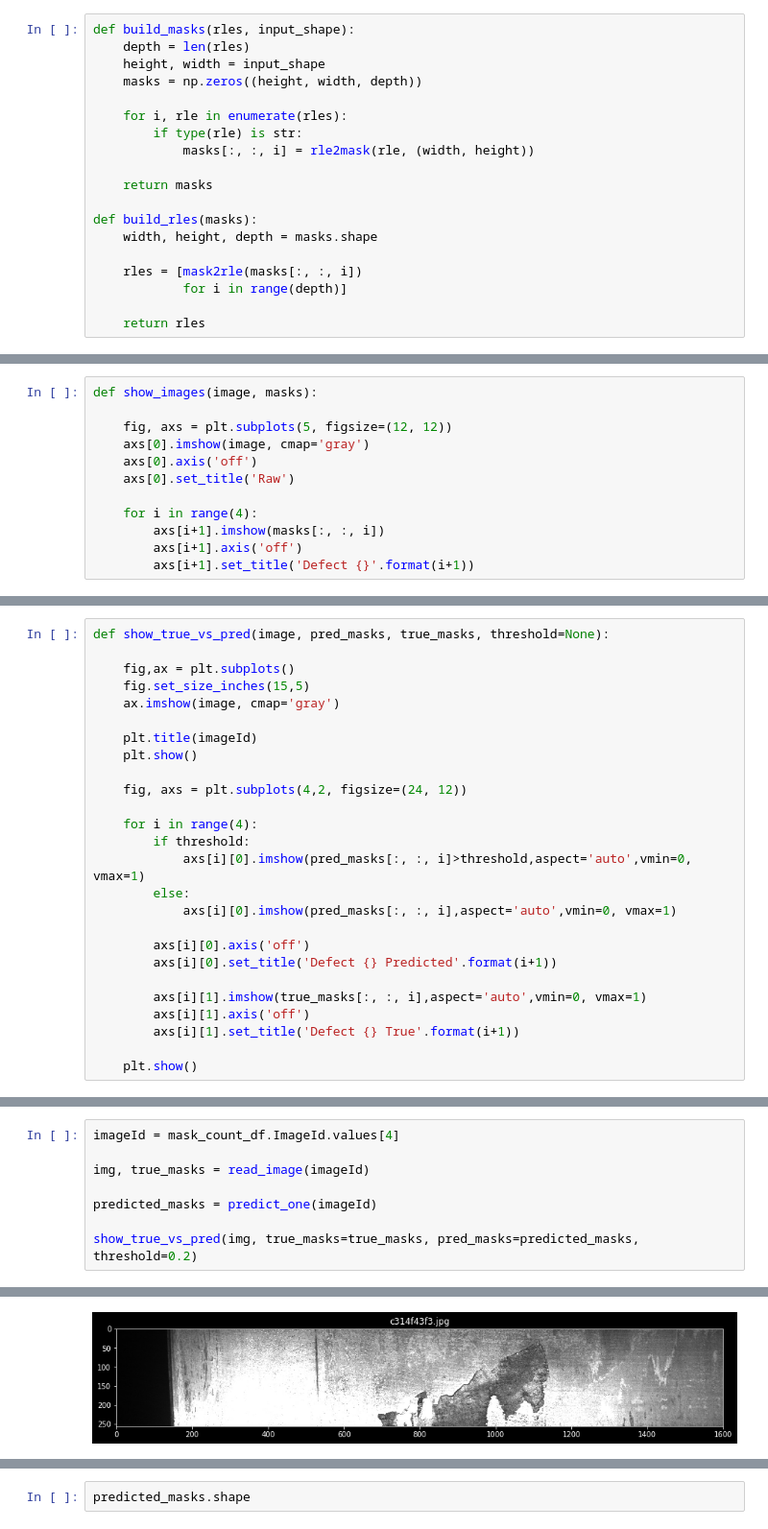
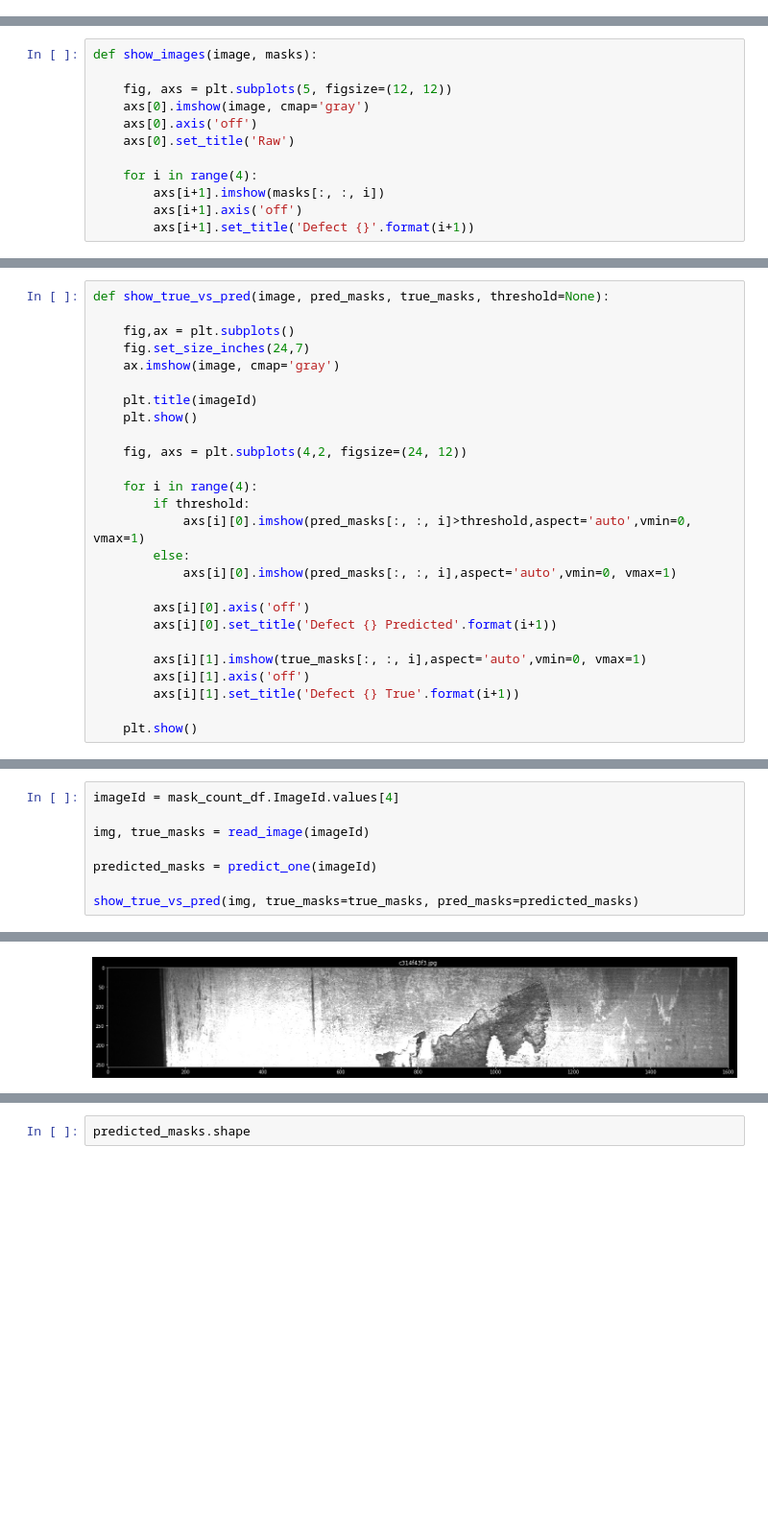
Before and after one commit to tfortimmy/frankthetank, a Jupyter notebook: Simple_U_Net.ipynb, the cells around one changed output, grey strips where cells are left out. Shown: that part at 96% size. Cells and saved outputs as stored; diff of their text form; blank space fills up the shorter version.

```diff
--- a/Simple_U_Net.ipynb
+++ b/Simple_U_Net.ipynb
@@ -666,19 +613,0 @@ def rle2mask(mask_rle, shape=(1600,256)):
-# %%
-def build_masks(rles, input_shape):
-    depth = len(rles)
-    height, width = input_shape
-    masks = np.zeros((height, width, depth))
-
-    for i, rle in enumerate(rles):
-        if type(rle) is str:
-            masks[:, :, i] = rle2mask(rle, (width, height))
-
-    return masks
-
-def build_rles(masks):
-    width, height, depth = masks.shape
-
-    rles = [mask2rle(masks[:, :, i])
-            for i in range(depth)]
-
-    return rles
@@ -709,7 +645,7 @@ show_images(img,masks)
 def show_true_vs_pred(image, pred_masks, true_masks, threshold=None):
 
     fig,ax = plt.subplots()
-    fig.set_size_inches(15,5)
+    fig.set_size_inches(24,7)
     ax.imshow(image, cmap='gray')
 
     plt.title(imageId)
@@ -778,6 +695,6 @@ img, true_masks = read_image(imageId)
 
 predicted_masks = predict_one(imageId)
 
-show_true_vs_pred(img, true_masks=true_masks, pred_masks=predicted_masks, threshold=0.2)
+show_true_vs_pred(img, true_masks=true_masks, pred_masks=predicted_masks)
 # %% [output]
 [4]
@@ -785 +702 @@ show_true_vs_pred(img, true_masks=true_masks, pred_masks=predicted_masks, thresh
-[figure, old version]
+[figure, new version]
```
Also changed, not shown: parts of 33 cells of this notebook, 1 other file.
